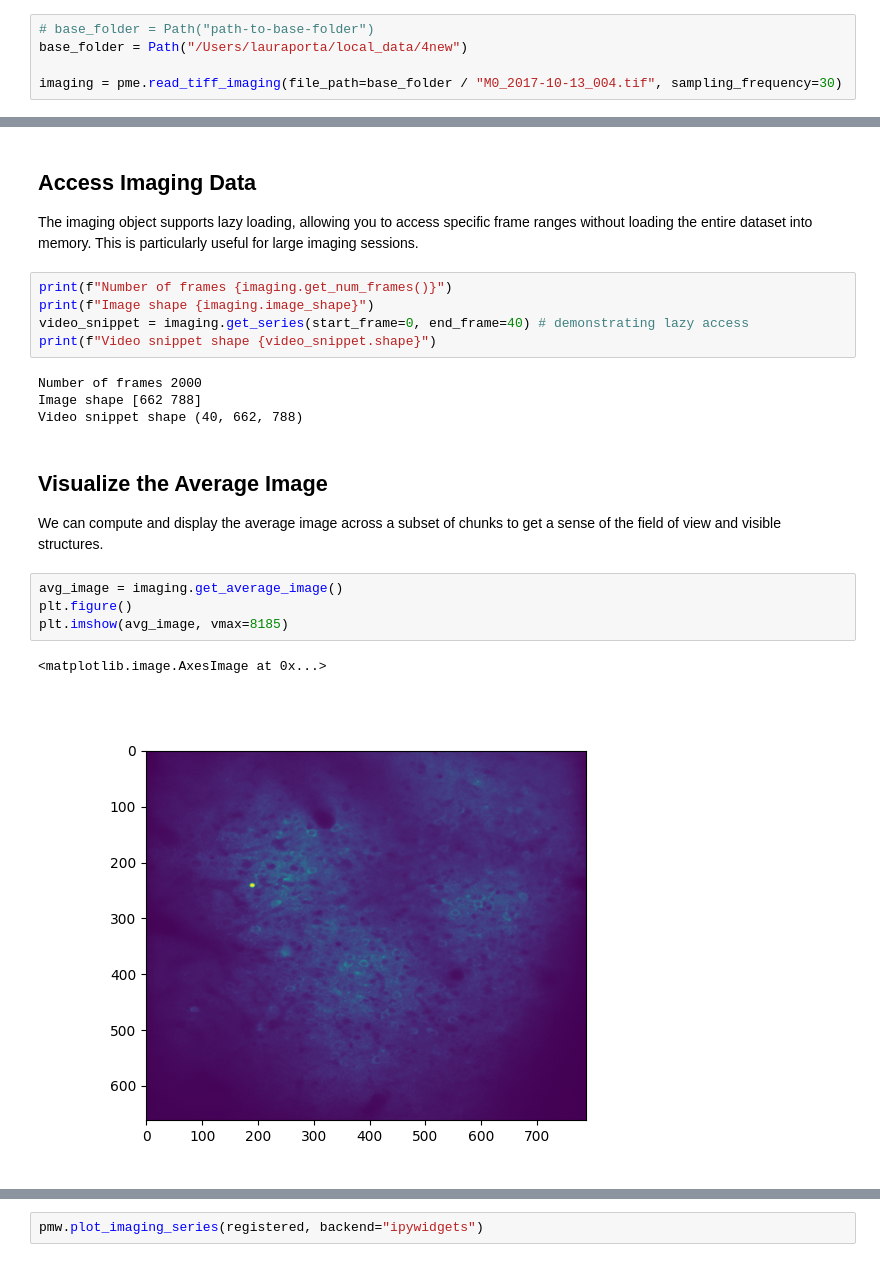
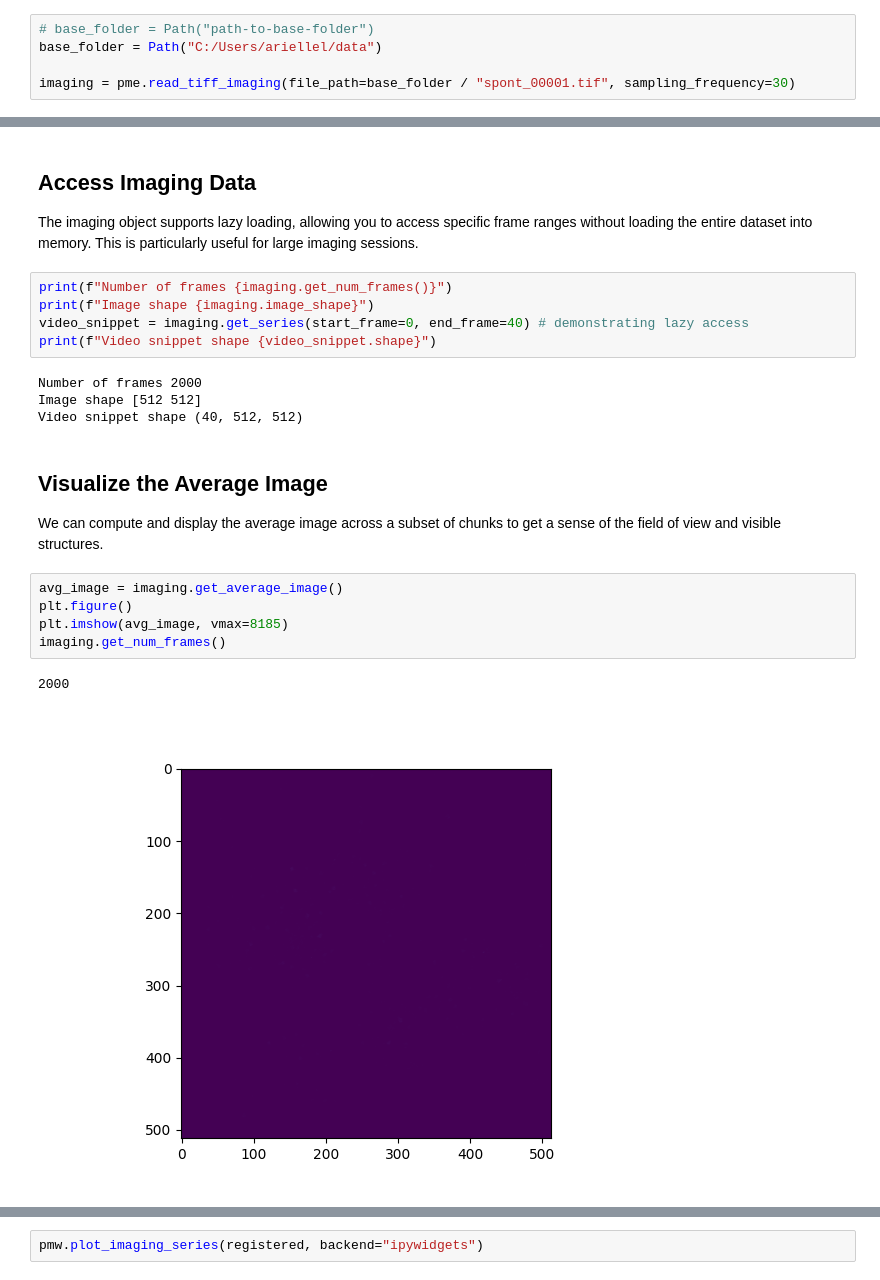
Before and after one commit to photon-mosaic/photon-mosaic, a Jupyter notebook: examples/demo_suite2p_registration.ipynb, the cells around one changed output, grey strips where cells are left out. Saved outputs shown, nothing was run; the diff lists cells and outputs as text.

```diff
--- a/examples/demo_suite2p_registration.ipynb
+++ b/examples/demo_suite2p_registration.ipynb
@@ -24,9 +24,9 @@ import photon_mosaic.segmentation as pms
 First, we'll load a TIFF file containing calcium imaging data. The `read_scan_image_tiff` function allows us to specify the channel and plane we want to extract.
 # %%
 # base_folder = Path("path-to-base-folder")
-base_folder = Path("/Users/lauraporta/local_data/4new")
+base_folder = Path("C:/Users/ariellel/data")
 
-imaging = pme.read_tiff_imaging(file_path=base_folder / "M0_2017-10-13_004.tif", sampling_frequency=30)
+imaging = pme.read_tiff_imaging(file_path=base_folder / "spont_00001.tif", sampling_frequency=30)
 # %% [markdown]
 ## Inspect the Imaging Object
 
@@ -47,8 +47,8 @@ video_snippet = imaging.get_series(start_frame=0, end_frame=40) # demonstrating
 print(f"Video snippet shape {video_snippet.shape}")
 # %% [output]
 Number of frames 2000
-Image shape [662 788]
-Video snippet shape (40, 662, 788)
+Image shape [512 512]
+Video snippet shape (40, 512, 512)
 # %% [markdown]
 ## Visualize the Average Image
 
@@ -56,10 +56,11 @@ We can compute and display the average image across a subset of chunks to get a
 # %%
 avg_image = imaging.get_average_image()
 plt.figure()
 plt.imshow(avg_image, vmax=8185)
+imaging.get_num_frames()
 # %% [output]
-<matplotlib.image.AxesImage at 0x...>
+2000
-[figure, old version]
+[figure, new version]
 # %% [markdown]
 ## Run Suite2P Registration
 
```
Also changed, not shown: parts of 6 cells of this notebook, 2 other files.
